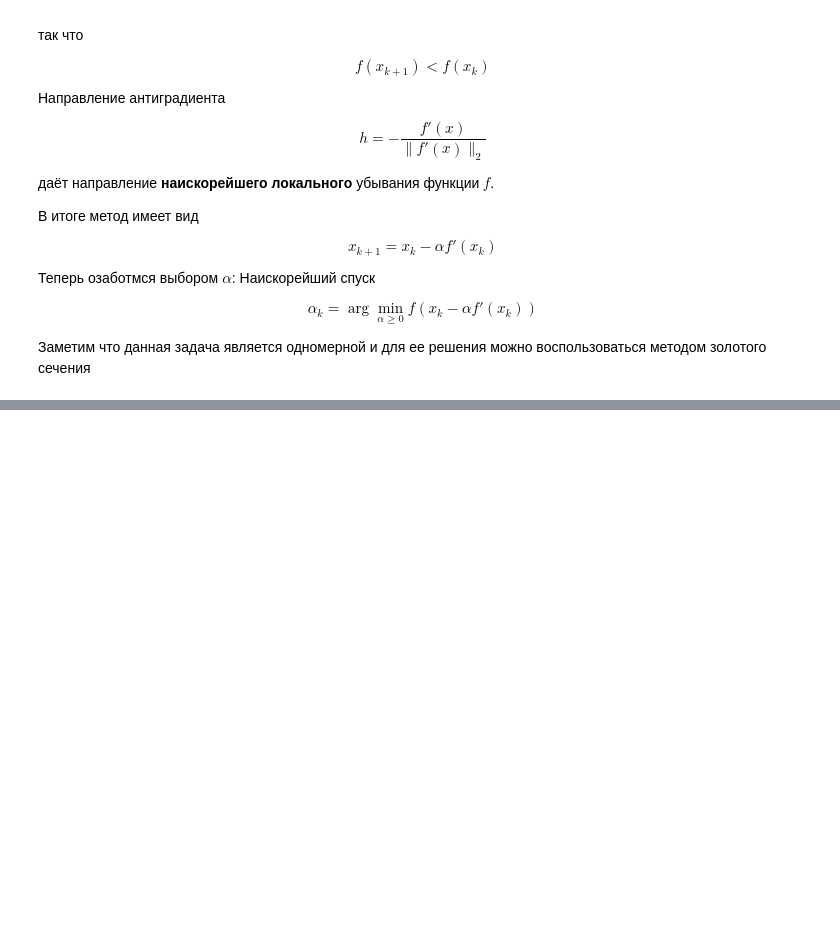
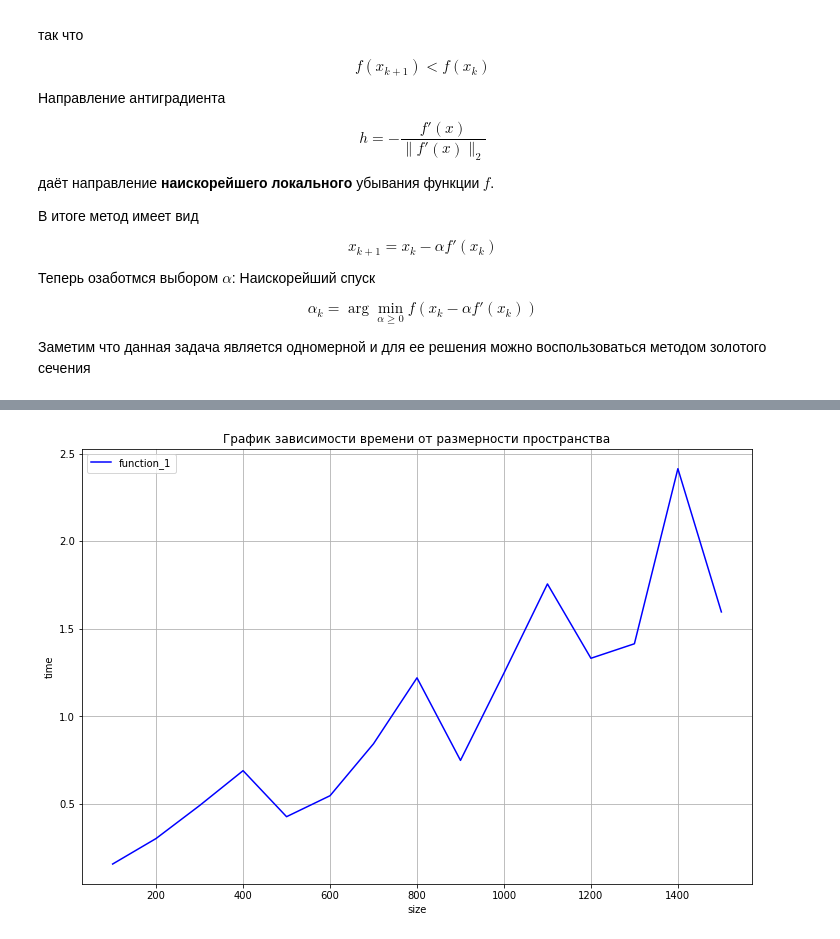
Before and after one commit to EvgeniaKomleva/OptimizationMethods, a Jupyter notebook: GradientnySpusk (1).ipynb, the cells around one changed output, grey strips where cells are left out. Drawn from its saved outputs; the diff is of its cells as text; code cells hidden in the pictures; blank space fills up the shorter version.

Commit message:
Gradient fix

```diff
--- a/GradientnySpusk (1).ipynb
+++ b/GradientnySpusk (1).ipynb
@@ -151,0 +39,83 @@ min = gd(x0, function, max_iter=100)
+# %%
+import matplotlib.pyplot as plt
+from time import time
+import sympy as sp
+import numpy as np
+import math as mt
+import numpy.linalg as la
+from scipy.optimize import minimize_scalar
+from scipy.misc import derivative
+%matplotlib inline
+
+size_0 = 100 #размерность пространства
+size  = size_0
+e = 1e-1
+
+iterations = 15
+time1 = np.zeros(iterations)
+k1 = np.zeros(iterations)
+e1 = np.zeros(iterations)
+k = 0
+
+def f_1(x):
+    return (mt.exp(x) - x)/10
+
+def function_1(y):
+    global size
+    funct = 0
+    for i in range(0, size):
+        funct = funct + (i + 1) * f_1(y[i])
+    return funct
+
+#функция вычисления расстояния
+def distance(y, z):
+    global size
+    subdistance  = 0
+    for i in range(0, size):
+        subdistance = subdistance + (y[i] - z[i])*(y[i] - z[i])
+    distance = mt.sqrt(subdistance)
+    return distance
+
+
+while size < size_0 * (iterations + 1):
+    gradient = np.ones(size)
+    gessian = np.zeros((size,size))
+    invgessian = np.zeros((size,size))
+
+    y = np.ones(size)
+    z = np.zeros(size)
+    p = np.zeros(size)
+
+    epsilon = 0.01
+    alpha = 100
+    theta = 0.7
+    k1[k] = 0
+    begin1 = time()
+    while distance(y,z) > e: #критерий остановки
+
+        #поиск градиента
+        for i in range(0, size):
+            gradient[i] = (i + 1) * derivative(f_1, y[i], dx=1e-3)
+
+        alpha = alpha * 0.7
+        z = y
+        y = y - alpha * gradient #шаг градиентного спуска
+        #print(y)
+        k1[k] = k1[k] + 1
+
+    end1 = time()
+    time1[k] = end1 - begin1
+    e1[k] = 1 / e
+    e = e * (0.9)
+    k = k + 1
+    size = size + size_0
+
+plt.figure(figsize = (12,8))
+axixx = np.arange(size_0, size_0 * (iterations + 1), size_0)
+plt.plot(axixx, time1, c = 'blue', label = 'function_1')
+plt.legend()
+plt.grid()
+plt.xlabel('size')
+plt.ylabel('time')
+plt.title('График зависимости времени от размерности пространства')
+# %% [output]
@@ -152 +123,2 @@ min = gd(x0, function, max_iter=100)
+[figure, added]
 # %%
```
Also changed, not shown: parts of 7 cells of this notebook, 1 other file.
